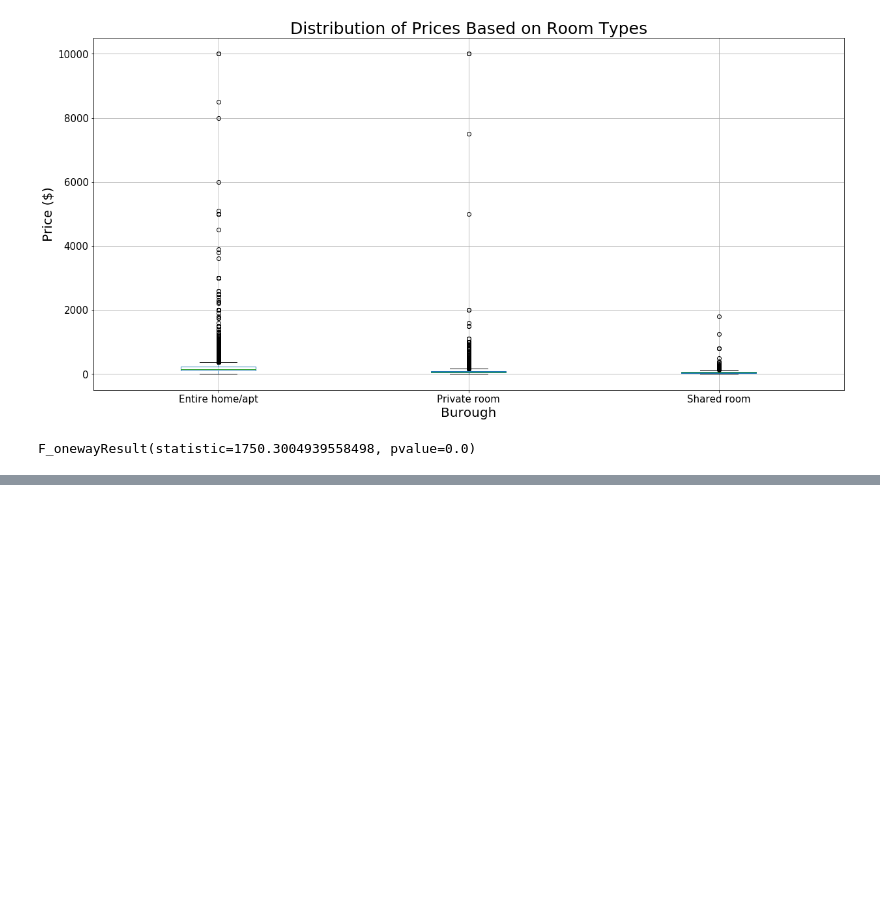
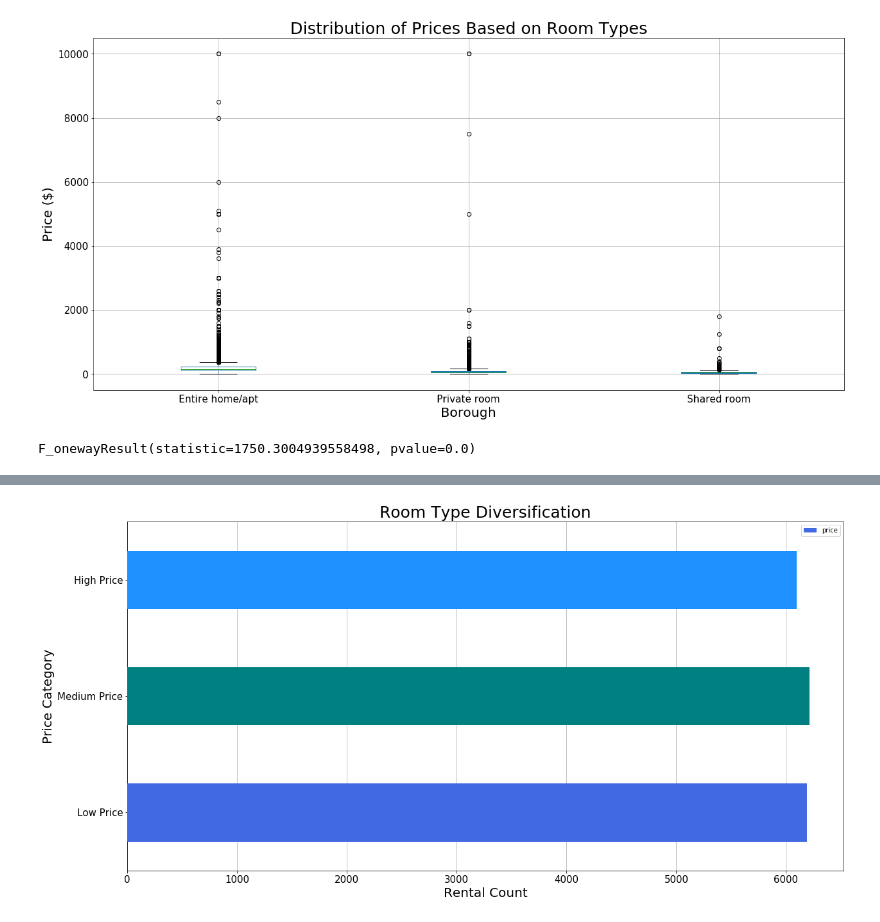
Before and after one commit to josephsy96/Project_1, a Jupyter notebook: Airbnb_Analysis.ipynb, the cells around one changed output, grey strips where cells are left out. Saved outputs shown, nothing was run; the diff lists cells and outputs as text; code cells hidden in the pictures; blank space fills up the shorter version.

```diff
--- a/Airbnb_Analysis.ipynb
+++ b/Airbnb_Analysis.ipynb
@@ -230,0 +234,17 @@ Categories (4, interval[float64]): [(-0.001, 69.0] < (69.0, 101.0] < (101.0, 170
+# %%
+#Create horizontal bar graph
+bin_count_drop.plot(kind="barh",color=('royalblue','teal','dodgerblue'),figsize=(20,10),zorder=3);
+
+#Formatting the H-Bar
+plt.title('Room Type Diversification',size=25)
+plt.ylabel('Price Category',size=20)
+plt.xlabel('Rental Count',size=20)
+plt.grid(axis='x')
+plt.yticks(size=15);
+plt.xticks(size=15);
+
+#save as .png
+plt.savefig('Airbnb Data/price_room.png')
+plt.show()
+# %% [output]
+[figure, added]
```
Also changed, not shown: parts of 11 cells of this notebook, 5 other files.
